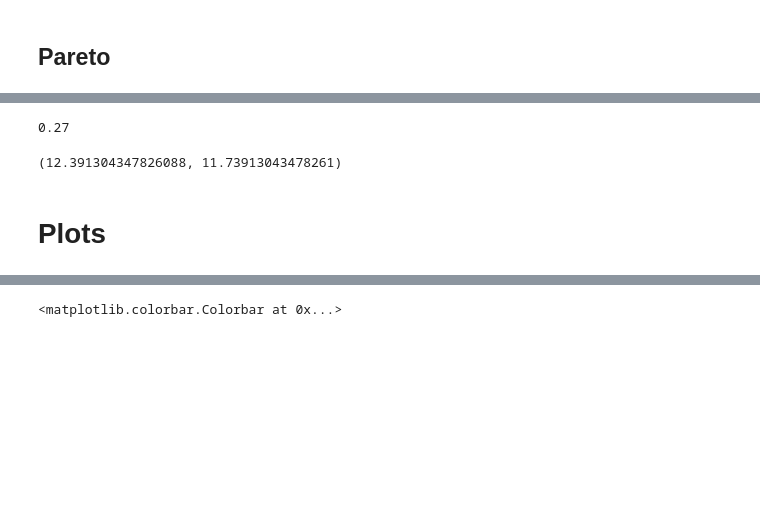
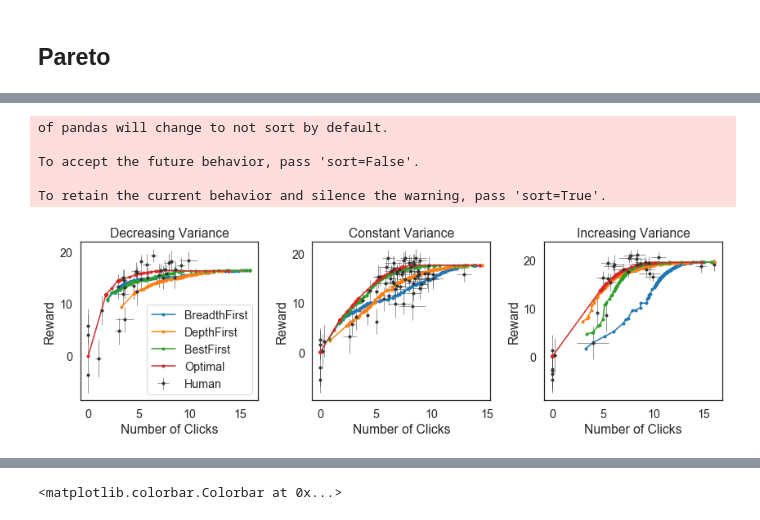
Before and after one commit to fredcallaway/rational-resources-planning, a Jupyter notebook: plots.ipynb, the cells around one changed output, grey strips where cells are left out. Drawn from its saved outputs; the diff is of its cells as text; code cells hidden in the pictures; blank space fills up the shorter version.

Commit message:
results with three-componenent stopping rule

```diff
--- a/plots.ipynb
+++ b/plots.ipynb
@@ -206,20 +68,52 @@ power(cost['Icelandic'], cost['Baseline'], 500)
-# %%
-from scipy.stats import mannwhitneyu
-cost = df.query('n_reveal >= 8').set_index('condition').cost
-
-def power(x, y, N, sims=1000, alpha=0.05):
-    success = np.zeros(sims)
-    for i in range(sims):
-        u, p = mannwhitneyu(x.sample(N, replace=True), y.sample(N, replace=True))
-        success[i] = p < alpha
-    return success.mean()
-
-power(cost['Icelandic'], cost['Baseline'], 500)
-# %% [output]
-0.27
-# %%
-cost.Baseline.mean(), cost.Icelandic.mean()
-# %% [output]
-(12.391304347826088, 11.73913043478261)
-# %% [markdown]
-# Plots
+# %%
+mdps = pd.concat(
+    pd.read_csv(f"model/results/{code}/pareto/mdps.csv")
+    for code in CODES
+).set_index('mdp')
+# %%
+models = 'BreadthFirst DepthFirst BestFirst Optimal'.split()
+variances = ['decreasing', 'constant', 'increasing']
+
+# def load_pareto(code):
+#     d1 = pd.read_csv(f"model/results/{code}/pareto/classical.csv")
+#     d2 = pd.read_csv(f"model/results/{code}/pareto/Optimal.csv")
+#     mdps = pd.read_csv(f"model/results/{code}/pareto/mdps.csv").set_index('mdp')
+#     d = pd.concat([d1, d2], sort=False)
+#     return d.join(mdps, on='mdp')
+
+# model_pareto = pd.concat(map(load_pareto, CODES)).set_index(['variance', 'model'])
+
+model_pareto = pd.concat(pd.read_csv(f'model/results/{code}/pareto/{model}.csv')
+          for code in CODES for model in models)
+model_pareto = model_pareto.join(mdps, on='mdp').set_index(['variance', 'model'])
+# %% [output]
+of pandas will change to not sort by default.
+
+To accept the future behavior, pass 'sort=False'.
+
+To retain the current behavior and silence the warning, pass 'sort=True'.
+# %%
+def plot_model(variance, model):
+    plt.plot('clicks', 'reward', data=model_pareto.loc[variance, model], label=model, marker='.')
+
+X = tdf.reset_index().set_index('variance')
+
+fig, axes = plt.subplots(1, 3, figsize=(12,4))
+for i, v in enumerate(variances):
+    plt.sca(axes[i])
+    for model in models:
+        plot_model(v, model)
+
+    g = X.loc[v].groupby('wid'); x = 'n_click'; y = 'score'
+    plt.errorbar(g[x].mean(), g[y].mean(), yerr=g[y].sem(), xerr=g[x].sem(),
+                 label='Human', fmt='.', color='#333333', elinewidth=.5)
+
+    plt.title(f'{v.title()} Variance')
+    plt.ylabel("Reward")
+    plt.xlabel("Number of Clicks")
+    if i == 0:
+        plt.legend()
+
+savefig('pareto')
+# %% [output]
+[figure, added]
```
Also changed, not shown: parts of 38 cells of this notebook, 30 other files.
